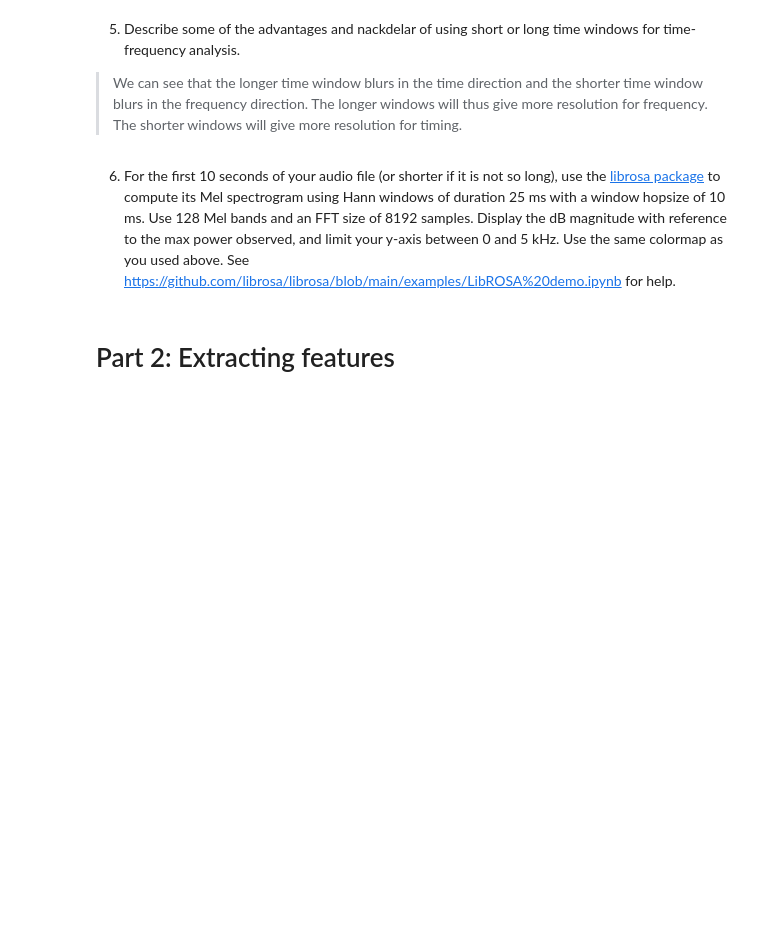
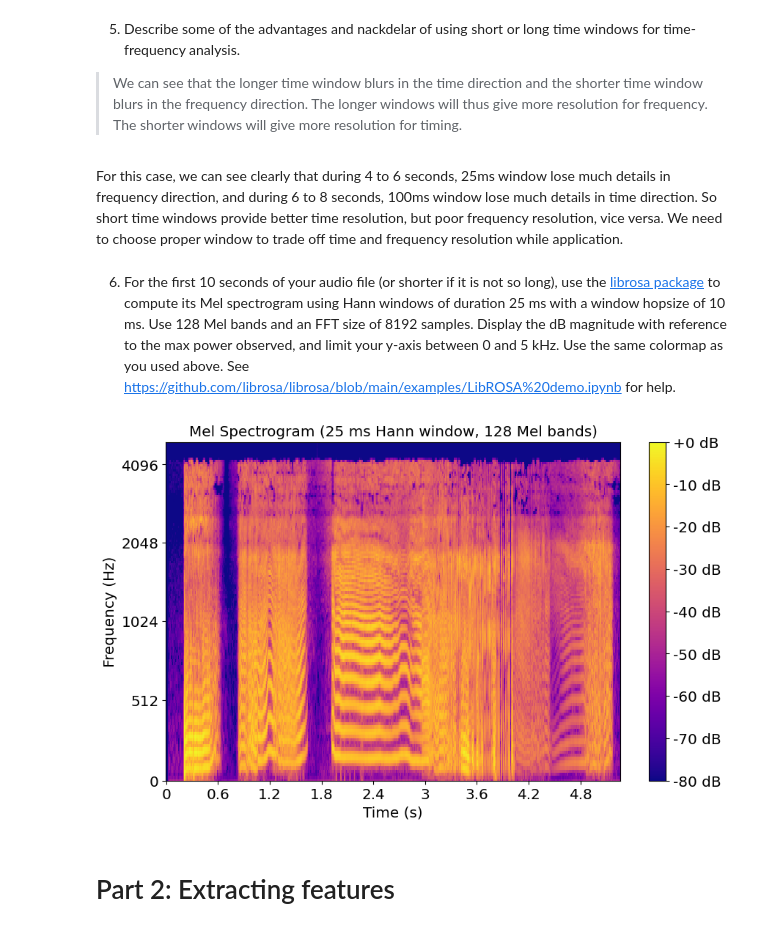
Before and after one commit to Charles0510/musicInformatics-DT2470, a Jupyter notebook: Lab/Lab1/DT2470_lab01-1.ipynb, the cells around one changed output. Drawn from its saved outputs; the diff is of its cells as text; code cells hidden in the pictures; blank space fills up the shorter version.

```diff
--- a/Lab/Lab1/DT2470_lab01-1.ipynb
+++ b/Lab/Lab1/DT2470_lab01-1.ipynb
@@ -88,5 +264,7 @@ plt.show()
 5. Describe some of the advantages and nackdelar of using short or long time windows for time-frequency analysis.
 
 > We can see that the longer time window blurs in the time direction and the shorter time window blurs in the frequency direction. The longer windows will thus give more resolution for frequency. The shorter windows will give more resolution for timing.
+# %% [markdown]
+For this case, we can see clearly that during 4 to 6 seconds, 25ms window lose much details in frequency direction, and during 6 to 8 seconds, 100ms window lose much details in time direction. So short time windows provide better time resolution, but poor frequency resolution, vice versa. We need to choose proper window to trade off time and frequency resolution while application.
 # %% [markdown]
 6. For the first 10 seconds of your audio file (or shorter if it is not so long), use the [librosa package](https://github.com/librosa) to compute its Mel spectrogram using Hann windows of duration 25 ms with a window hopsize of 10 ms. Use 128 Mel bands and an FFT size of 8192 samples. Display the dB magnitude with reference to the max power observed, and limit your y-axis between 0 and 5 kHz. Use the same colormap as you used above. See https://github.com/librosa/librosa/blob/main/examples/LibROSA%20demo.ipynb for help.
@@ -98,3 +271,52 @@ import librosa.display
+# %%
+import librosa
+import librosa.display
+
+# add your code below
+# Load the audio file
+audio_file = "fart.wav"
+y, sample_rate = librosa.load(audio_file, sr=None)  # Load the file
+
+# Parameters for the Mel spectrogram
+fft_size = 8192                # FFT size
+hop_size = int(0.01 * sample_rate)   # 10 ms hop size
+n_mels = 128                   # Number of Mel bands
+window_length = int(0.025 * sample_rate)  # 25 ms window
+
+# Compute the Mel spectrogram
+mel_spectrogram = librosa.feature.melspectrogram(
+    y=y,
+    sr=sample_rate,
+    n_fft=fft_size,
+    hop_length=hop_size,
+    win_length=window_length,
+    window='hann',
+    n_mels=n_mels
+)
+
+# Convert the Mel spectrogram to dB, referenced to the max power observed
+mel_spectrogram_db = librosa.power_to_db(mel_spectrogram, ref=np.max)
+
+# Plot the Mel spectrogram
+plt.figure(figsize=(10, 6))
+librosa.display.specshow(
+    mel_spectrogram_db,
+    sr=sample_rate,
+    hop_length=hop_size,
+    x_axis='time',
+    y_axis='mel',
+    fmax=5000,  # Limit frequency axis to 5 kHz
+    cmap='plasma'  # Use the 'plasma' colormap to match the earlier example
+)
+
+plt.colorbar(format='%+2.0f dB')
+plt.title("Mel Spectrogram (25 ms Hann window, 128 Mel bands)")
+plt.ylabel("Frequency (Hz)")
+plt.xlabel("Time (s)")
+plt.ylim(0, 5000)  # Limit y-axis to 0–5 kHz
+plt.show()
+# %% [output]
+[figure, added]
 # %% [markdown]
 # Part 2: Extracting features
 # %% [markdown]
```
Also changed, not shown: parts of 8 cells of this notebook.
